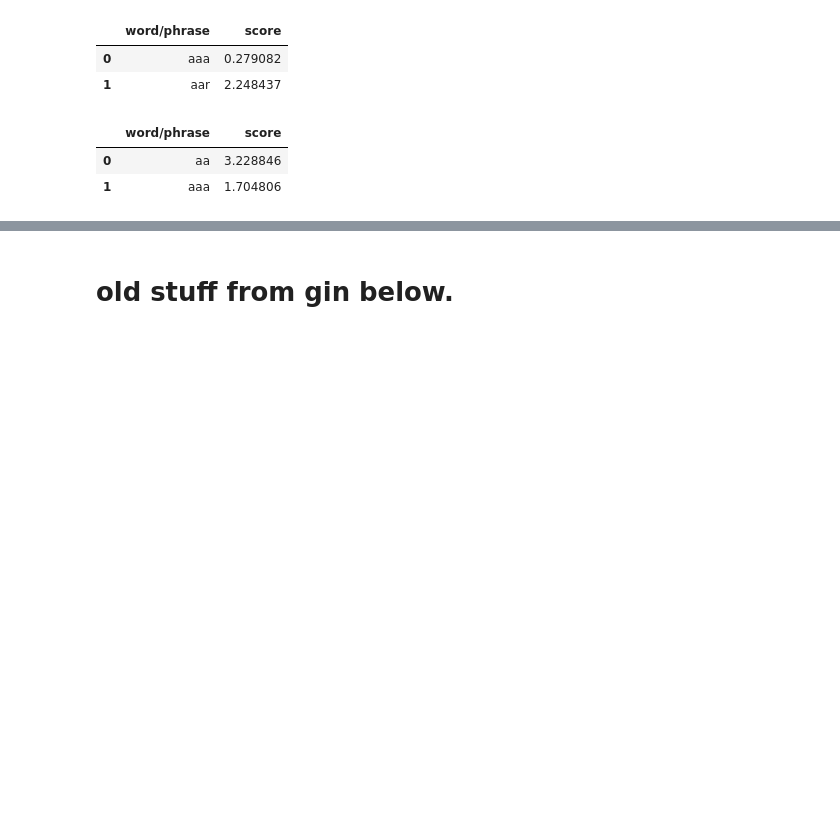
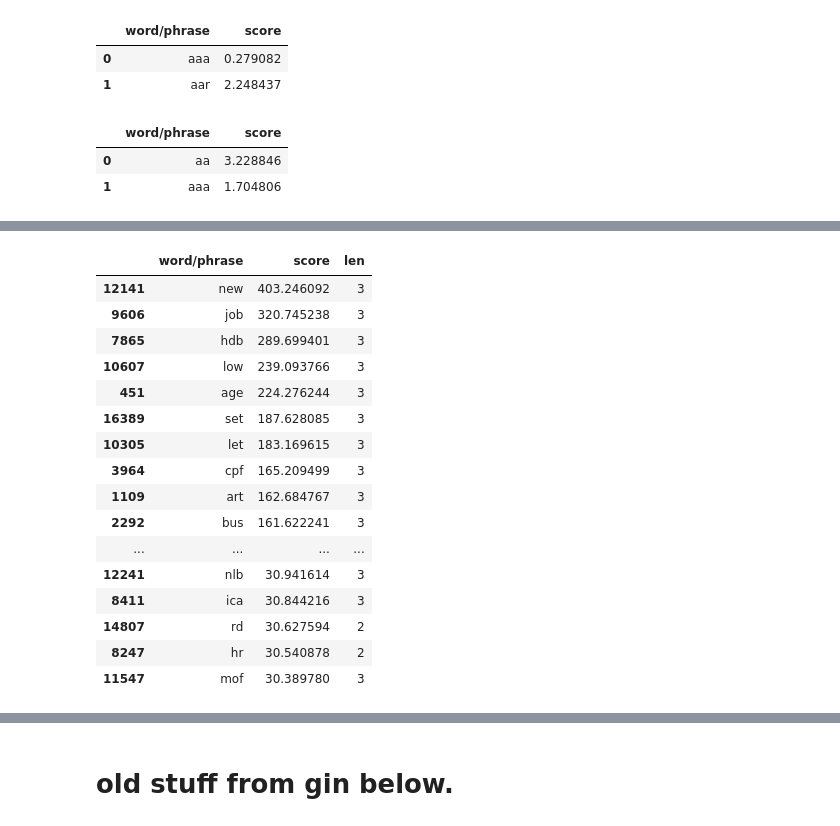
Before and after one commit to LeowWB/pq-analyzer, a Jupyter notebook: session-2-1-data-preprocessing.ipynb, the cells around one changed output, grey strips where cells are left out. Cells and saved outputs as stored; diff of their text form; code cells hidden in the pictures; blank space fills up the shorter version.

```diff
--- a/session-2-1-data-preprocessing.ipynb
+++ b/session-2-1-data-preprocessing.ipynb
@@ -248,2 +271,25 @@ res_vocab.to_csv('res_vocab.csv', index = False)
+# %%
+# look for common acronyms we might've missed
+res_vocab['len'] = res_vocab['word/phrase'].apply(len)
+short_words = res_vocab[res_vocab['len'] <= 3]
+short_words[short_words['score'] > 30].sort_values('score', ascending=False)
+# %% [output]
+|  | word/phrase | score | len |
+| 12141 | new | 403.246092 | 3 |
+| 9606 | job | 320.745238 | 3 |
+| 7865 | hdb | 289.699401 | 3 |
+| 10607 | low | 239.093766 | 3 |
+| 451 | age | 224.276244 | 3 |
+| 16389 | set | 187.628085 | 3 |
+| 10305 | let | 183.169615 | 3 |
+| 3964 | cpf | 165.209499 | 3 |
+| 1109 | art | 162.684767 | 3 |
+| 2292 | bus | 161.622241 | 3 |
+| ... | ... | ... | ... |
+| 12241 | nlb | 30.941614 | 3 |
+| 8411 | ica | 30.844216 | 3 |
+| 14807 | rd | 30.627594 | 2 |
+| 8247 | hr | 30.540878 | 2 |
+| 11547 | mof | 30.389780 | 3 |
 # %%
 # adverbs are usually useless.
```
Also changed, not shown: parts of 3 cells of this notebook.
